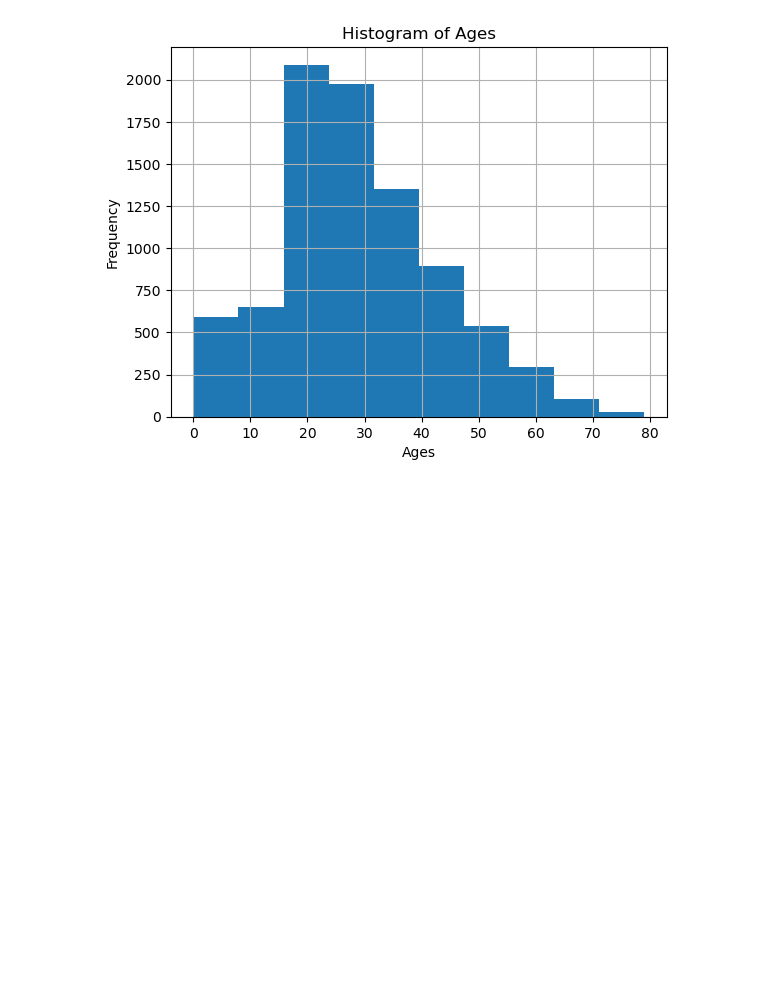
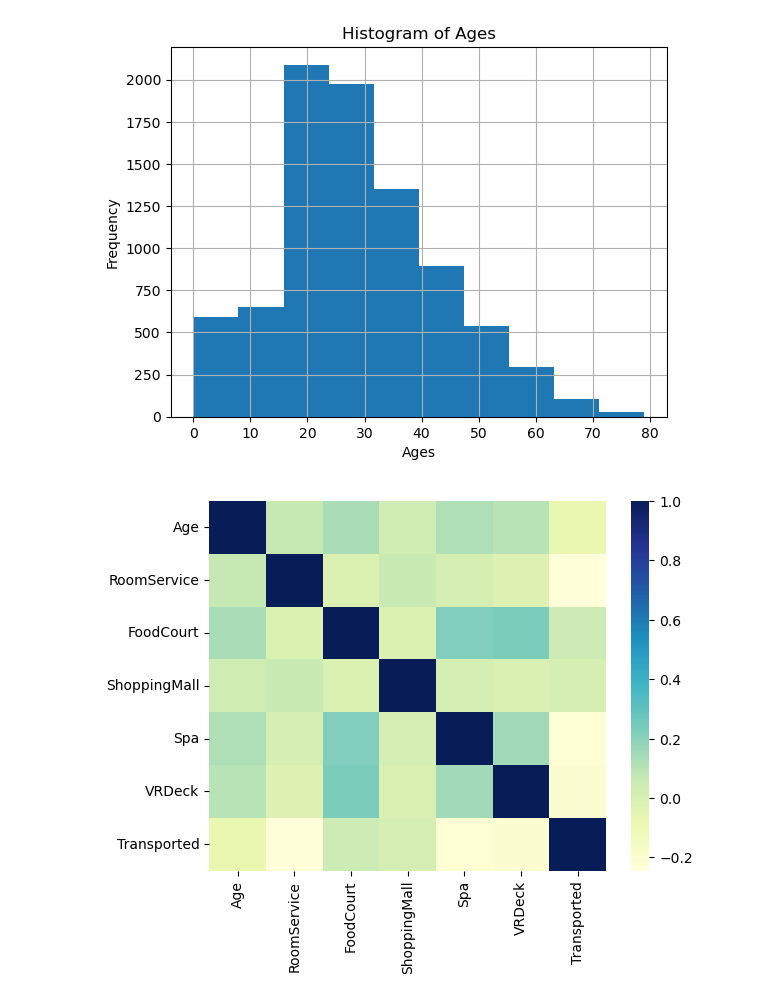
Before and after one commit to lotlouischoitslab/Spaceship_Titanic_Challenge, a Jupyter notebook: Spaceship_Titanic_Code.ipynb, the cells around one changed output. Drawn from its saved outputs; the diff is of its cells as text; code cells hidden in the pictures; blank space fills up the shorter version.

```diff
--- a/Spaceship_Titanic_Code.ipynb
+++ b/Spaceship_Titanic_Code.ipynb
@@ -45,3 +46,8 @@ plt.ylabel('Frequency')
 plt.savefig('images/age_distribution.png')
 # %% [output]
 [figure]
+# %%
+sns.heatmap(df.corr(),cmap='YlGnBu')
+plt.show()
+# %% [output]
+[figure, added]
```
Also changed, not shown: parts of 1 cell of this notebook.
